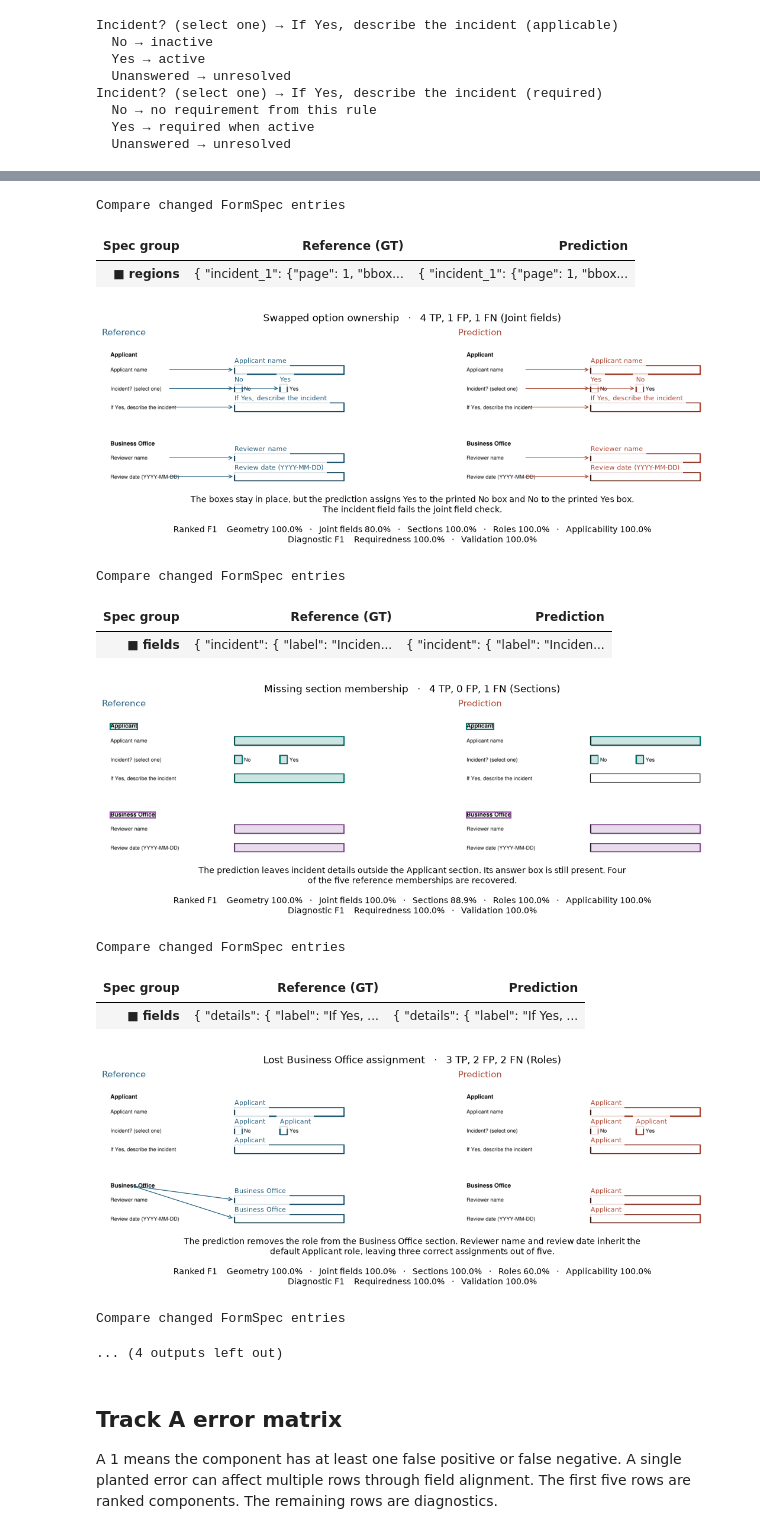
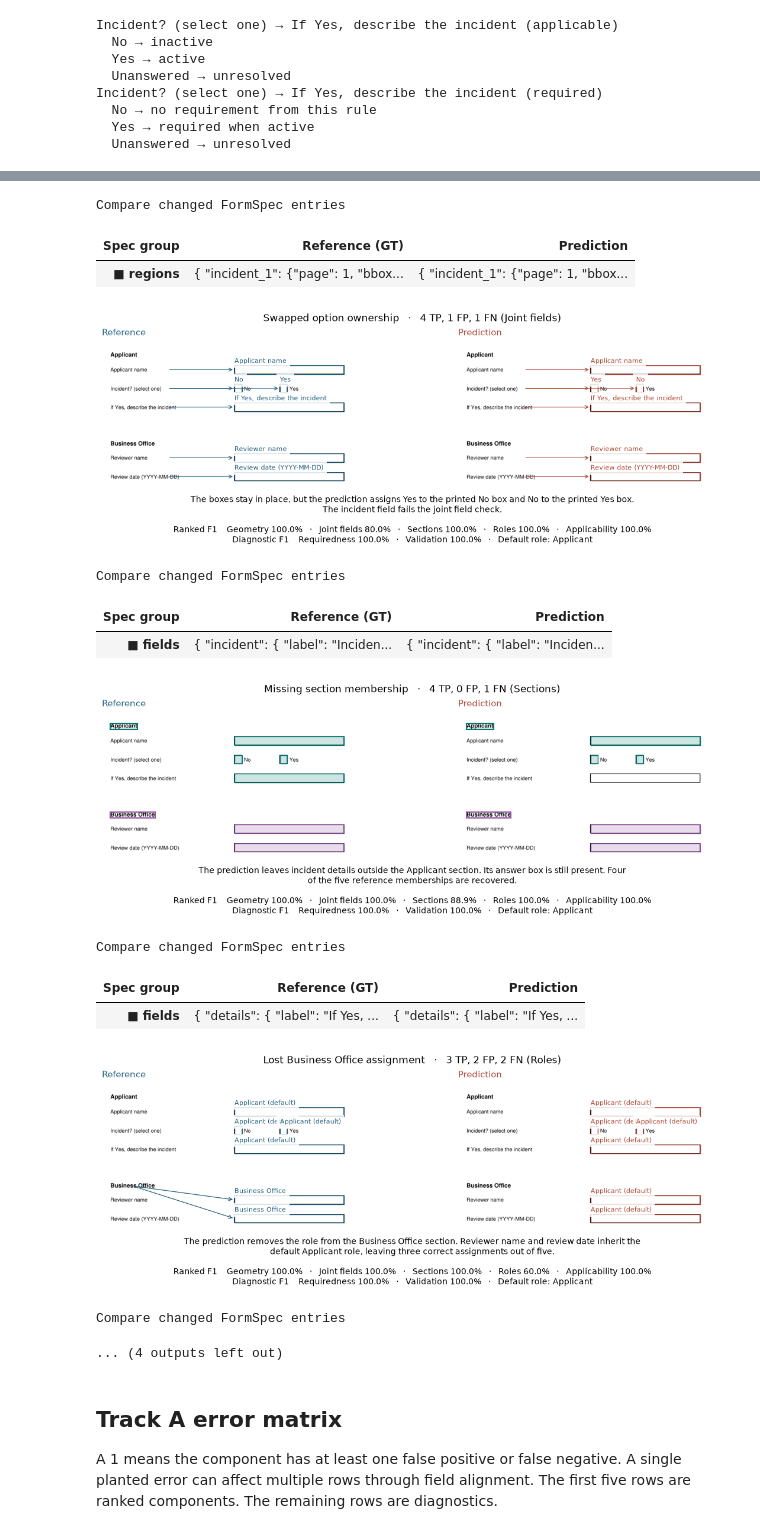
Before and after one commit to globalforms/metric-pilot, a Jupyter notebook: GlobalForms-metric-pilot.ipynb, the cells around one changed output, grey strips where cells are left out. Saved outputs shown, nothing was run; the diff lists cells and outputs as text; code cells hidden in the pictures.

Commit message:
Show the cached Flash-Lite locker prediction and role defaults (Jordy-VL/form2agent#297)

```diff
--- a/GlobalForms-metric-pilot.ipynb
+++ b/GlobalForms-metric-pilot.ipynb
@@ -113,5 +113,6 @@ Each pair shows one planted change on the same source page. Scores below each pa
 # %%
 from textwrap import fill
+from globalforms.metrics.alignment import align, region_iou
 
 plot_dir = output_dir / "track-a"
 plot_dir.mkdir(parents=True, exist_ok=True)
@@ -124,12 +125,42 @@ def format_score(label, counts):
     return f"{label} {value:.1%}" if value is not None else f"{label} —"
 
 
+def show_model_results(candidate, reference, page, scores, diagnostics, default_role):
+    pairs, _ = align(candidate, reference)
+    box_rows = ["| Reference region | Reference box | Predicted box | IoU |", "|---|---|---|---:|"]
+    for pred_id, ref_id in pairs.items():
+        pred = candidate["regions"][pred_id]
+        ref = reference["regions"][ref_id]
+        if ref["page"] == page:
+            boxes = [" · ".join(f"{v:g}" for v in region["bbox"]) for region in (ref, pred)]
+            box_rows.append(f"| `{ref_id}` | {boxes[0]} | {boxes[1]} | {region_iou(pred, ref):.1%} |")
+    display(Markdown(f"**Matched boxes on page {page}**  \nPDF points in x, y, width, height order.\n\n" +
+                     "\n".join(box_rows)))
+
+    score_rows = ["| Track A | Component | TP | FP | FN | F1 |", "|---|---|---:|---:|---:|---:|"]
+    for group, counts in (("Ranked", scores), ("Diagnostic", diagnostics)):
+        for key, (tp, fp, fn) in counts.items():
+            score = f1((tp, fp, fn))
+            value = f"{score:.1%}" if score is not None else "No support"
+            score_rows.append(f"| {group} | {TrackAFlag(key).label} | {tp} | {fp} | {fn} | {value} |")
+    display(Markdown("\n".join(score_rows)))
+    if default_role is not None:
+        without_default = track_a(candidate, reference)[0]["roles"]
+        print(format_score("Role F1 without a default", without_default), " · ",
+              format_score(f"with {default_role} as default", scores["roles"]))
+
+
 for index, case in enumerate(review.track_a, start=1):
     layer = case.layer
     prediction = case.spec
     candidate = prediction.model_dump(exclude_unset=True)
     predicted = page_marks(prediction, page, default_role=default_role)
     figure = compare_layer(gold_marks, predicted, layer, page_size, image=paper, crop=viewport)
+    if case.model:
+        display(Markdown(f"### {case.title or case.model}"))
+        draw_layer(figure.axes[1], gold_marks, "geometry", color="#256281", linestyle="--")
+        figure.axes[1].set_title("Prediction · dashed outlines show reference boxes", loc="left",
+                                 fontsize=11, color="#ae4935")
     if case.inspect_regions:
         ref_region, pred_region = case.inspect_regions
         original = next(m for m in gold_marks if m.region_id == ref_region and m.layer == layer)
@@ -148,13 +179,19 @@ for index, case in enumerate(review.track_a, start=1):
     diagnostic = "   ·   ".join(format_score(flag.label, diagnostics[flag])
                               for flag in (TrackAFlag.REQUIREDNESS, TrackAFlag.VALIDATION))
     caption = fill(case.explanation, width=108)
-    figure.supxlabel(f"{caption}\n\nRanked F1    {ranked}\nDiagnostic F1    {diagnostic}", fontsize=10)
+    role_note = f"Default role: {default_role}" if default_role is not None else "No default role"
+    figure.supxlabel(f"{caption}\n\nRanked F1    {ranked}\nDiagnostic F1    {diagnostic}   ·   {role_note}", fontsize=10)
     stem = f"{index:02d}-{layer}"
     figure.savefig(plot_dir / f"{stem}.png", dpi=160, facecolor="white", bbox_inches="tight")
     (plot_dir / f"{stem}.predicted.json").write_text(json.dumps(candidate, indent=2, ensure_ascii=False) + "\n")
-    (plot_dir / f"{stem}.scores.json").write_text(json.dumps(
-        {"scorer_version": SCORER_VERSION, "components": scores, "diagnostics": diagnostics, "flags": flags}, indent=2) + "\n")
+    report = {"scorer_version": SCORER_VERSION, "default_role": default_role,
+              "components": scores, "diagnostics": diagnostics, "flags": flags}
+    if case.model:
+        report["model"] = case.model
+    (plot_dir / f"{stem}.scores.json").write_text(json.dumps(report, indent=2) + "\n")
     plt.show()
+    if case.model:
+        show_model_results(candidate, reference, page, scores, diagnostics, default_role)
     show_spec_changes(review_spec, prediction)
 # %% [output]
 Region coverage: reference 0%, prediction 0%
@@ -162,15 +199,15 @@ Region coverage: reference 0%, prediction 0%
 Compare changed FormSpec entries
 | Spec group | Reference (GT) | Prediction |
 | ■ regions | { "incident_1": {"page": 1, "bbox... | { "incident_1": {"page": 1, "bbox... |
-[figure, old version]
+[figure, new version]
 Compare changed FormSpec entries
 | Spec group | Reference (GT) | Prediction |
 | ■ fields | { "incident": { "label": "Inciden... | { "incident": { "label": "Inciden... |
-[figure, old version]
+[figure, new version]
 Compare changed FormSpec entries
 | Spec group | Reference (GT) | Prediction |
 | ■ fields | { "details": { "label": "If Yes, ... | { "details": { "label": "If Yes, ... |
-[figure, old version]
+[figure, new version]
 Compare changed FormSpec entries
 ... (4 outputs left out)
 # %% [markdown]
```
Also changed, not shown: parts of 2 cells of this notebook, 9 other files.
